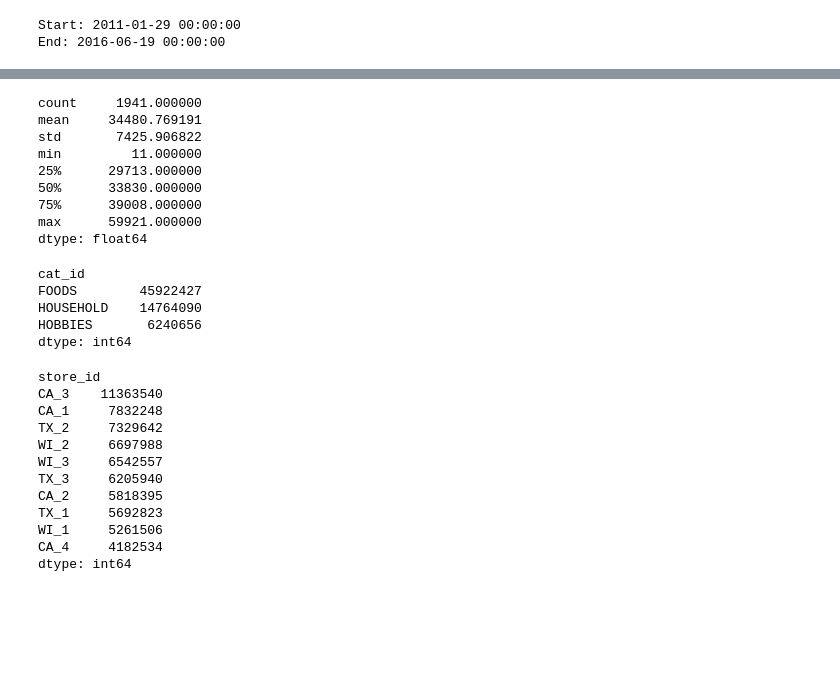
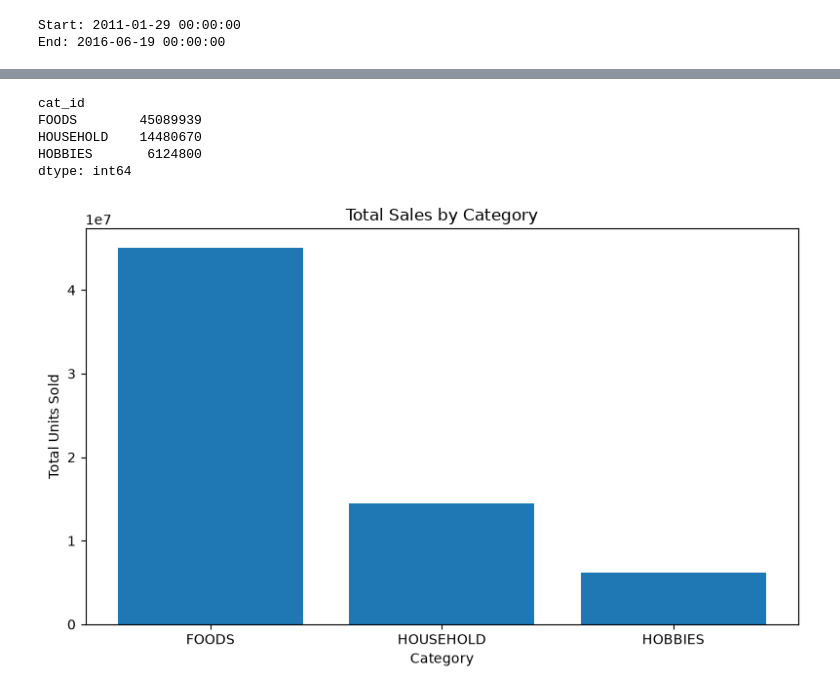
Before and after one commit to nihal-uddin-nu/Retail-Demand-Forecasting-and-Inventory-Analytics, a Jupyter notebook: notebooks/01_data_exploration.ipynb, the cells around one changed output, grey strips where cells are left out. Cells and saved outputs as stored; diff of their text form; code cells hidden in the pictures; blank space fills up the shorter version.

```diff
--- a/notebooks/01_data_exploration.ipynb
+++ b/notebooks/01_data_exploration.ipynb
@@ -186,39 +217,32 @@ plt.show()
-# %%
-daily_sales.describe()
-# %% [output]
-count     1941.000000
-mean     34480.769191
-std       7425.906822
-min         11.000000
-25%      29713.000000
-50%      33830.000000
-75%      39008.000000
-max      59921.000000
-dtype: float64
 # %%
-category_sales = sales.groupby("cat_id")[sales.filter(like="d_").columns].sum()
-category_sales.sum(axis=1).sort_values(ascending=False)
+category_sales = (
+    sales.groupby("cat_id")[day_columns]
+    .sum()
+    .sum(axis=1)
+    .sort_values(ascending=False)
+)
+
+print(category_sales)
 # %% [output]
 cat_id
-FOODS        45922427
-HOUSEHOLD    14764090
-HOBBIES       6240656
+FOODS        45089939
+HOUSEHOLD    14480670
+HOBBIES       6124800
 dtype: int64
 # %%
-store_sales = sales.groupby("store_id")[sales.filter(like="d_").columns].sum()
+plt.figure(figsize=(8, 5))
 
-store_sales.sum(axis=1).sort_values(ascending=False)
+plt.bar(
+    category_sales.index,
+    category_sales.values
+)
+
+plt.title("Total Sales by Category")
+plt.xlabel("Category")
+plt.ylabel("Total Units Sold")
+
+plt.tight_layout()
+plt.show()
 # %% [output]
-store_id
-CA_3    11363540
-CA_1     7832248
-TX_2     7329642
-WI_2     6697988
-WI_3     6542557
-TX_3     6205940
-CA_2     5818395
-TX_1     5692823
-WI_1     5261506
-CA_4     4182534
-dtype: int64
+[figure, added]
 # %%
```
Also changed, not shown: parts of 35 cells of this notebook.
